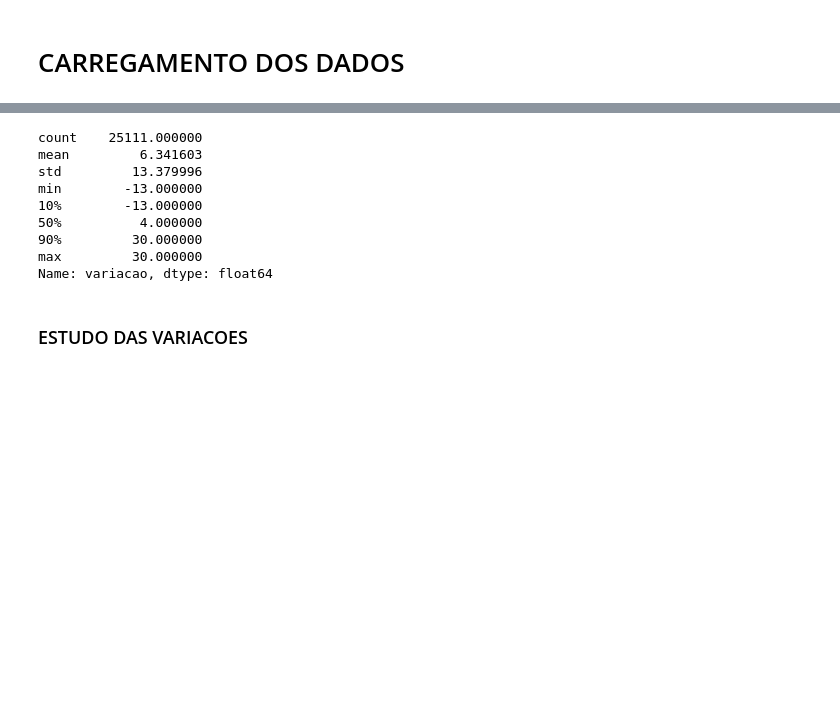
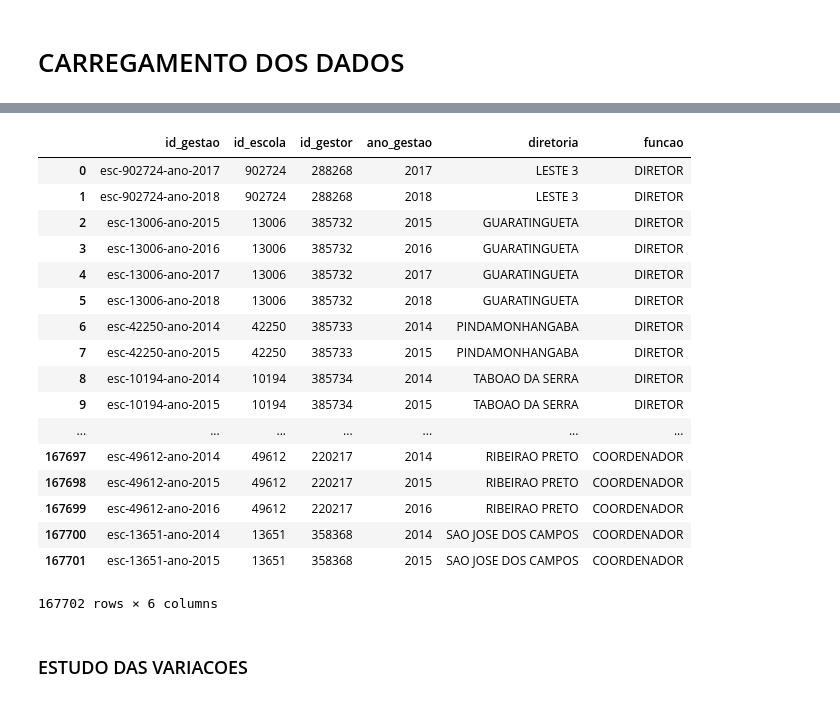
Before and after one commit to vultor33/DesafioSeduc, a Jupyter notebook: Fato_Gestao_SARESP.ipynb, the cells around one changed output, grey strips where cells are left out. Cells and saved outputs as stored; diff of their text form; code cells hidden in the pictures; blank space fills up the shorter version.

Commit message:
tabela do gestor montada

```diff
--- a/Fato_Gestao_SARESP.ipynb
+++ b/Fato_Gestao_SARESP.ipynb
@@ -130,15 +83,26 @@ idesp_group.variacao = idesp_group.variacao.apply(lambda x: CRIMPAR_MIN_VARIACAO
-# %%
-idesp_group.variacao.describe(percentiles=[0.10,0.90])
-# %% [output]
-count    25111.000000
-mean         6.341603
-std         13.379996
-min        -13.000000
-10%        -13.000000
-50%          4.000000
-90%         30.000000
-max         30.000000
-Name: variacao, dtype: float64
+# %%
+df_gestores = etl()
+# %%
+df_gestores
+# %% [output]
+|  | id_gestao | id_escola | id_gestor | ano_gestao | diretoria | funcao |
+| 0 | esc-902724-ano-2017 | 902724 | 288268 | 2017 | LESTE 3 | DIRETOR |
+| 1 | esc-902724-ano-2018 | 902724 | 288268 | 2018 | LESTE 3 | DIRETOR |
+| 2 | esc-13006-ano-2015 | 13006 | 385732 | 2015 | GUARATINGUETA | DIRETOR |
+| 3 | esc-13006-ano-2016 | 13006 | 385732 | 2016 | GUARATINGUETA | DIRETOR |
+| 4 | esc-13006-ano-2017 | 13006 | 385732 | 2017 | GUARATINGUETA | DIRETOR |
+| 5 | esc-13006-ano-2018 | 13006 | 385732 | 2018 | GUARATINGUETA | DIRETOR |
+| 6 | esc-42250-ano-2014 | 42250 | 385733 | 2014 | PINDAMONHANGABA | DIRETOR |
+| 7 | esc-42250-ano-2015 | 42250 | 385733 | 2015 | PINDAMONHANGABA | DIRETOR |
+| 8 | esc-10194-ano-2014 | 10194 | 385734 | 2014 | TABOAO DA SERRA | DIRETOR |
+| 9 | esc-10194-ano-2015 | 10194 | 385734 | 2015 | TABOAO DA SERRA | DIRETOR |
+| ... | ... | ... | ... | ... | ... | ... |
+| 167697 | esc-49612-ano-2014 | 49612 | 220217 | 2014 | RIBEIRAO PRETO | COORDENADOR |
+| 167698 | esc-49612-ano-2015 | 49612 | 220217 | 2015 | RIBEIRAO PRETO | COORDENADOR |
+| 167699 | esc-49612-ano-2016 | 49612 | 220217 | 2016 | RIBEIRAO PRETO | COORDENADOR |
+| 167700 | esc-13651-ano-2014 | 13651 | 358368 | 2014 | SAO JOSE DOS CAMPOS | COORDENADOR |
+| 167701 | esc-13651-ano-2015 | 13651 | 358368 | 2015 | SAO JOSE DOS CAMPOS | COORDENADOR |
+167702 rows × 6 columns
 # %% [markdown]
 ### ESTUDO DAS VARIACOES
 # %%
```
Also changed, not shown: parts of 29 cells of this notebook, 7 other files.
